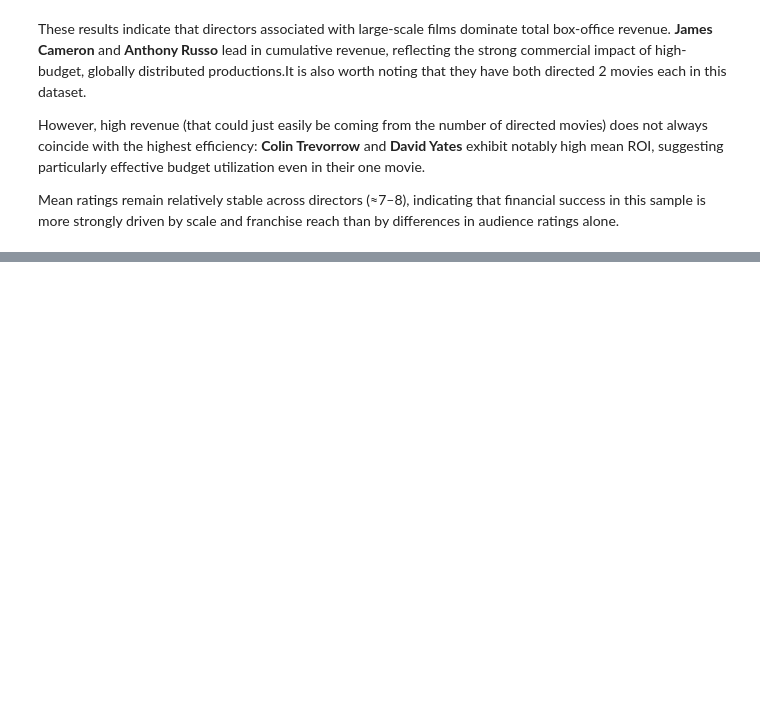
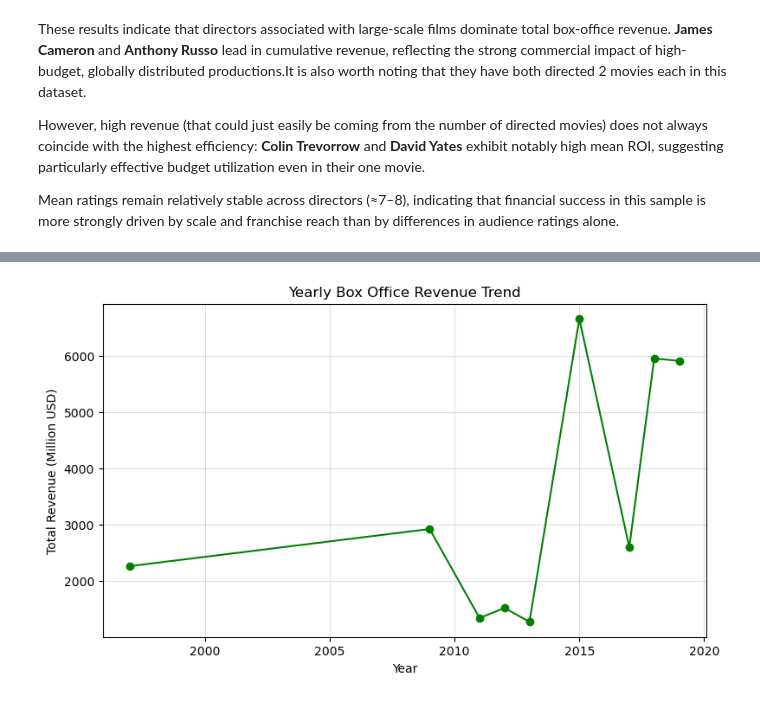
Before and after one commit to ar-le-tte/TMDB-Movie-Analysis, a Jupyter notebook: arlette_tmb_movies_analysis.ipynb, the cells around one changed output, grey strips where cells are left out. Drawn from its saved outputs; the diff is of its cells as text; code cells hidden in the pictures; blank space fills up the shorter version.

```diff
--- a/arlette_tmb_movies_analysis.ipynb
+++ b/arlette_tmb_movies_analysis.ipynb
@@ -744,0 +809,14 @@ plt.show()
+# %%
+movie_df["year"] = movie_df["release_date"].dt.year
+
+yearly = movie_df.groupby("year")["revenue_musd"].sum()
+
+plt.figure(figsize=(9,5))
+plt.plot(yearly.index, yearly.values, "-o", color="green")
+plt.xlabel("Year")
+plt.ylabel("Total Revenue (Million USD)")
+plt.title("Yearly Box Office Revenue Trend")
+plt.grid(alpha=0.4)
+plt.show()
+# %% [output]
+[figure, added]
```
Also changed, not shown: parts of 26 cells of this notebook.
